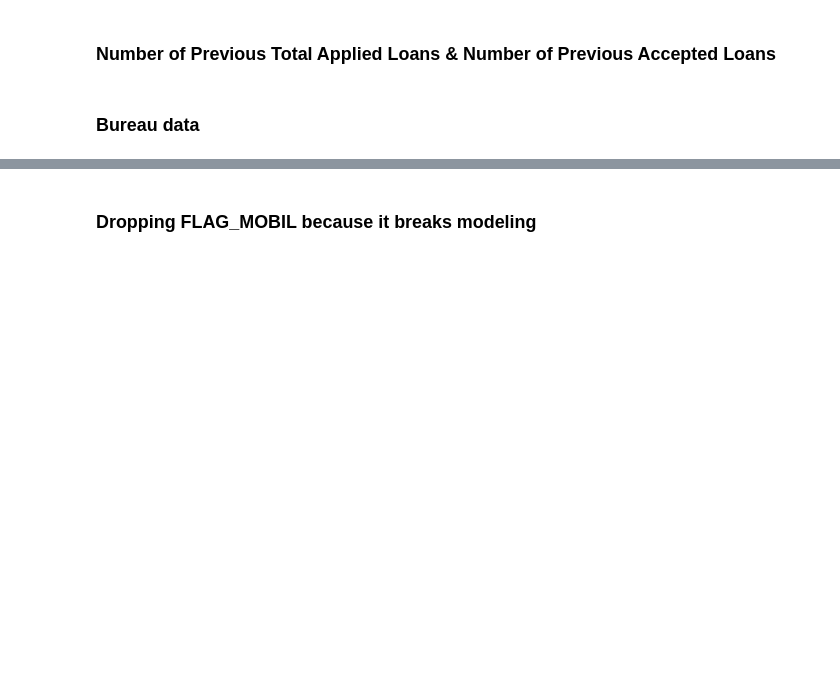
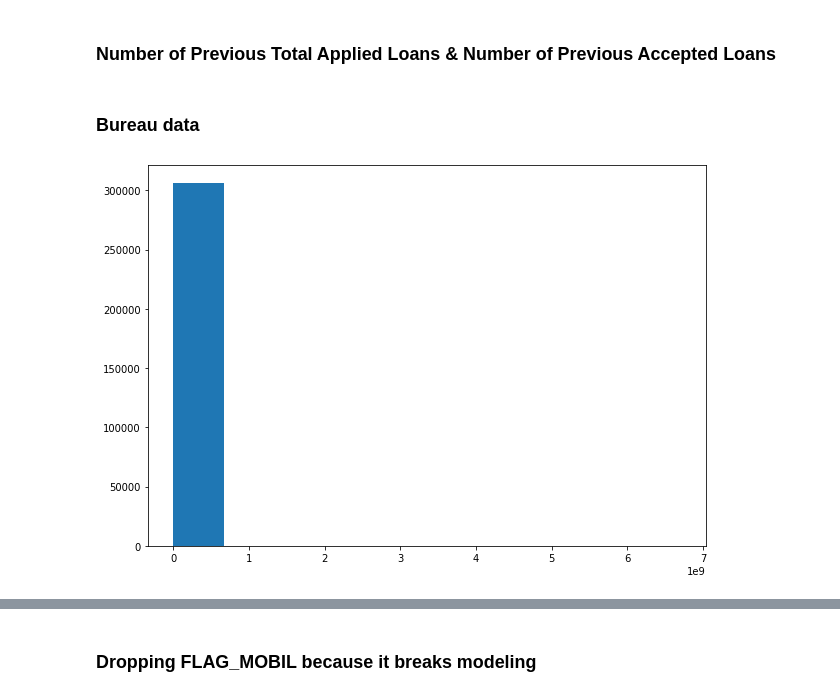
Before and after one commit to theayang/DATA_403_Project_2, a Jupyter notebook: data_cleaning.ipynb, the cells around one changed output, grey strips where cells are left out. Drawn from its saved outputs; the diff is of its cells as text; code cells hidden in the pictures; blank space fills up the shorter version.

```diff
--- a/data_cleaning.ipynb
+++ b/data_cleaning.ipynb
@@ -221,5 +277,95 @@ df_clean = df_clean.rename(columns={'ANNUITY_CREDIT_RATIO':'PREV_AVG_AC_RATIO'})
 # %% [markdown]
 ### Bureau data
 # %%
-len(df_clean.index)
+# %%
+df = pd.read_csv('/Users/nickhausman/Desktop/DATA/DATA_403_Project_2/cleaned_training_data.csv')
+bb = pd.read_csv('/Users/nickhausman/Desktop/DATA/P2/home-credit-default-risk/bureau_balance.csv')
+b = pd.read_csv('/Users/nickhausman/Desktop/DATA/P2/home-credit-default-risk/bureau.csv')
+df.head()
+
+# %%
+bb = bb.drop('MONTHS_BALANCE', axis=1)
+
+# %% [markdown]
+# I dropped months_balance, because it seems mostly useless as were are only looking to penalize late payments, and not consider on time ones.
+
+# %%
+b = b[['SK_ID_CURR', 'SK_ID_BUREAU', 'AMT_CREDIT_SUM_OVERDUE', 'AMT_CREDIT_MAX_OVERDUE', 'CREDIT_DAY_OVERDUE', 'AMT_CREDIT_SUM']]
+
+# %% [markdown]
+# After redeaing through the bureau.csv descriptions, only this subset seems useful for our calculations.
+
+# %%
+bb.head()
+
+# %%
+bb = bb[(bb.STATUS != 'X') & (bb.STATUS != 'C') & (bb.STATUS != '0')] # Only want to see bad examples, not goood ones
+bb.STATUS = bb.STATUS.astype(int)
+bb.STATUS.value_counts()
+
+# %%
+b.head()
+
+# %%
+comb = pd.merge(b, bb, on='SK_ID_BUREAU', how='left').fillna(0).groupby(['SK_ID_CURR']).sum().drop('SK_ID_BUREAU', axis=1)
+comb.head()
+
+# %% [markdown]
+# Going to replace NA values with 0, seems resonable because other columns are usually 0. Did outer join so we don't eliminate those without a status
+
+# %%
+comb.describe()
+
+# %% [markdown]
+# Creating a score- how to do it?
+
+# %%
+poss_score = comb.sum(axis=1)
+poss_score.describe()
+
+# %%
+from matplotlib import pyplot as plt
+fig, ax = plt.subplots(figsize =(10, 7))
+ax.hist(poss_score)
+plt.show()
+
+# %% [markdown]
+# Clearly doesn't work, lets try using logistic regression to create a probability score
+
+# %%
+for_lr = pd.merge(df[['SK_ID_CURR', 'TARGET']], comb, on='SK_ID_CURR').drop('SK_ID_CURR', axis=1)
+for_lr
+
+# %%
+for_lr.describe()
+
+# %%
+for_lr[for_lr['TARGET']==1].describe()
+
+# %%
+def pad_B0(X, ret_numpy=True):
+    X['B0'] = 1
+    X = X[['B0'] + list(X.drop(columns='B0').columns)]
+    if ret_numpy:
+        return X.to_numpy()
+    return X
+
+# %%
+from Models import Logistic, Model
+
+lr = Model('Logistic')
+Y = for_lr['TARGET']
+X = for_lr.drop('TARGET', axis=1)
+B = lr.fit(pad_B0(X), Y.to_numpy(), etas=[1e-16])
+probs = lr.predict(X.to_numpy(), B, True, .5)
+
+# %%
+lr.coef_
+
+# %% [markdown]
+# These coefficients are all really really small, so our probabilities will all be small (makes sense unbalanced data)
+
+
+df_clean = pd.merge(df_clean, comb, on='SK_ID_CURR')
 # %% [output]
+[figure, added]
```
Also changed, not shown: parts of 6 cells of this notebook, 3 other files.
